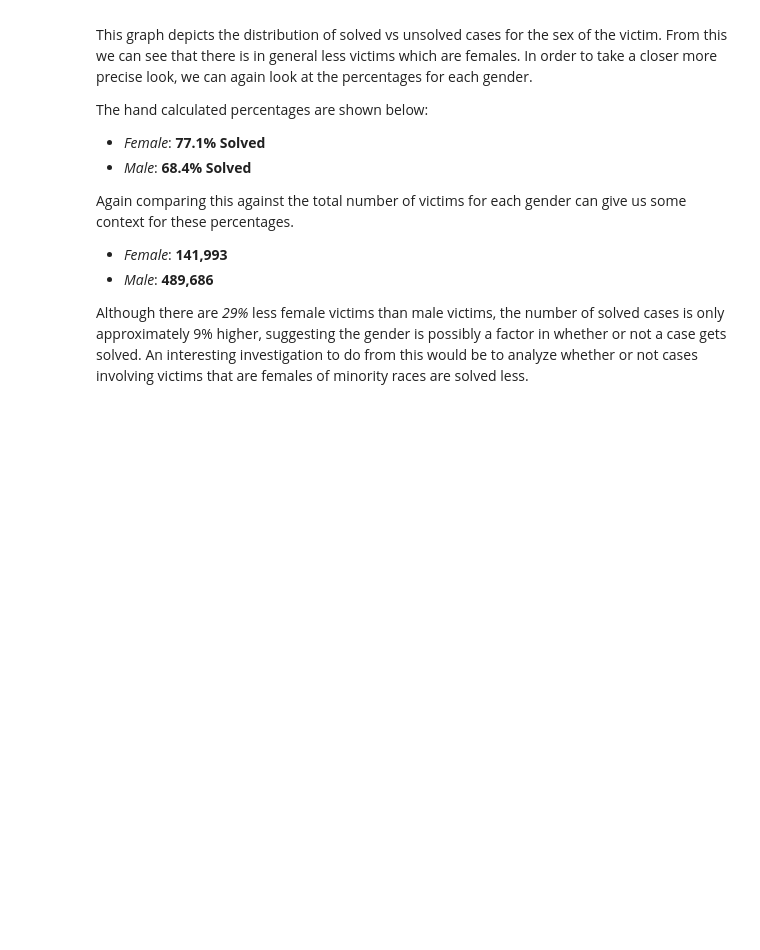
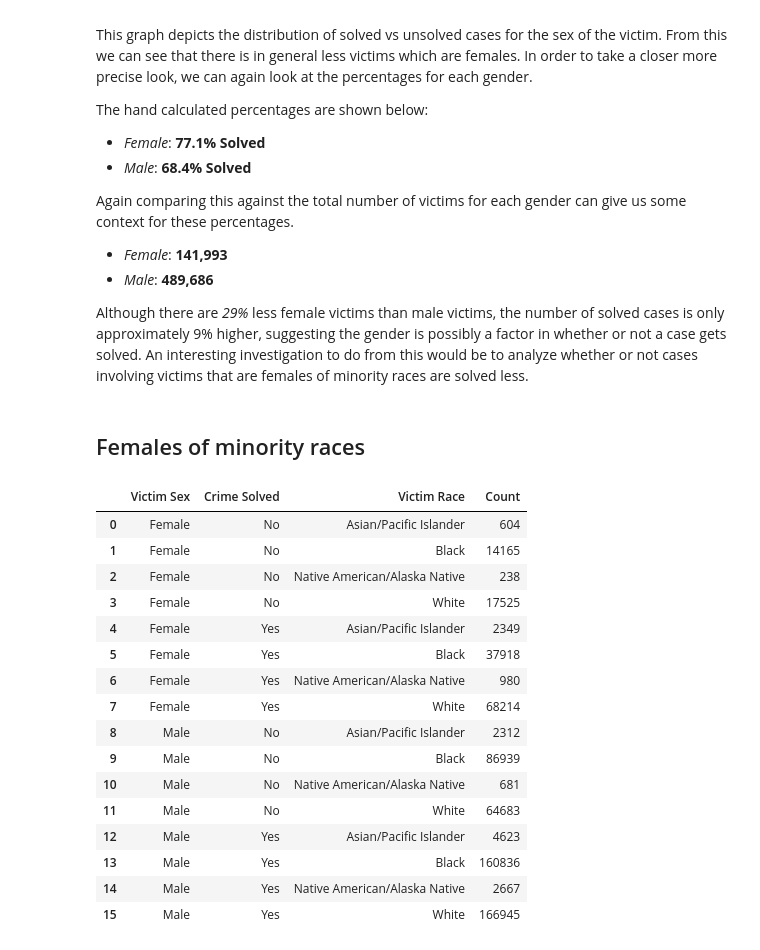
Before and after one commit to ubco-W2020WT1-data301/course-project-group_6005, a Jupyter notebook: analysis/submitted/Milestone 2.ipynb, the cells around one changed output. Cells and saved outputs as stored; diff of their text form; code cells hidden in the pictures; blank space fills up the shorter version.

```diff
--- a/analysis/submitted/Milestone 2.ipynb
+++ b/analysis/submitted/Milestone 2.ipynb
@@ -90,3 +90,26 @@ Again comparing this against the total number of victims for each gender can giv
 - *Male*: **489,686**
 
 Although there are *29%* less female victims than male victims, the number of solved cases is only approximately 9% higher, suggesting the gender is possibly a factor in whether or not a case gets solved. An interesting investigation to do from this would be to analyze whether or not cases involving victims that are females of minority races are solved less.
+# %% [markdown]
+## Females of minority races
+# %%
+df3 = racegender_analysis(df)
+df3
+# %% [output]
+|  | Victim Sex | Crime Solved | Victim Race | Count |
+| 0 | Female | No | Asian/Pacific Islander | 604 |
+| 1 | Female | No | Black | 14165 |
+| 2 | Female | No | Native American/Alaska Native | 238 |
+| 3 | Female | No | White | 17525 |
+| 4 | Female | Yes | Asian/Pacific Islander | 2349 |
+| 5 | Female | Yes | Black | 37918 |
+| 6 | Female | Yes | Native American/Alaska Native | 980 |
+| 7 | Female | Yes | White | 68214 |
+| 8 | Male | No | Asian/Pacific Islander | 2312 |
+| 9 | Male | No | Black | 86939 |
+| 10 | Male | No | Native American/Alaska Native | 681 |
+| 11 | Male | No | White | 64683 |
+| 12 | Male | Yes | Asian/Pacific Islander | 4623 |
+| 13 | Male | Yes | Black | 160836 |
+| 14 | Male | Yes | Native American/Alaska Native | 2667 |
+| 15 | Male | Yes | White | 166945 |
```
Also changed, not shown: parts of 3 cells of this notebook, 1 other file.
